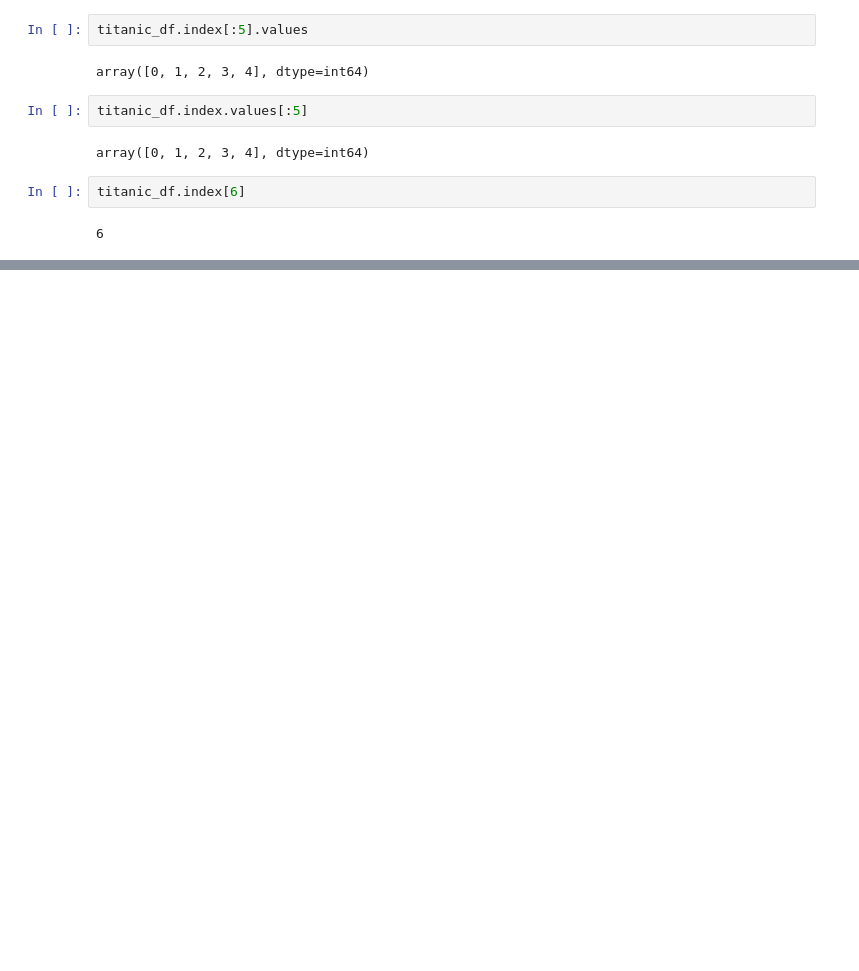
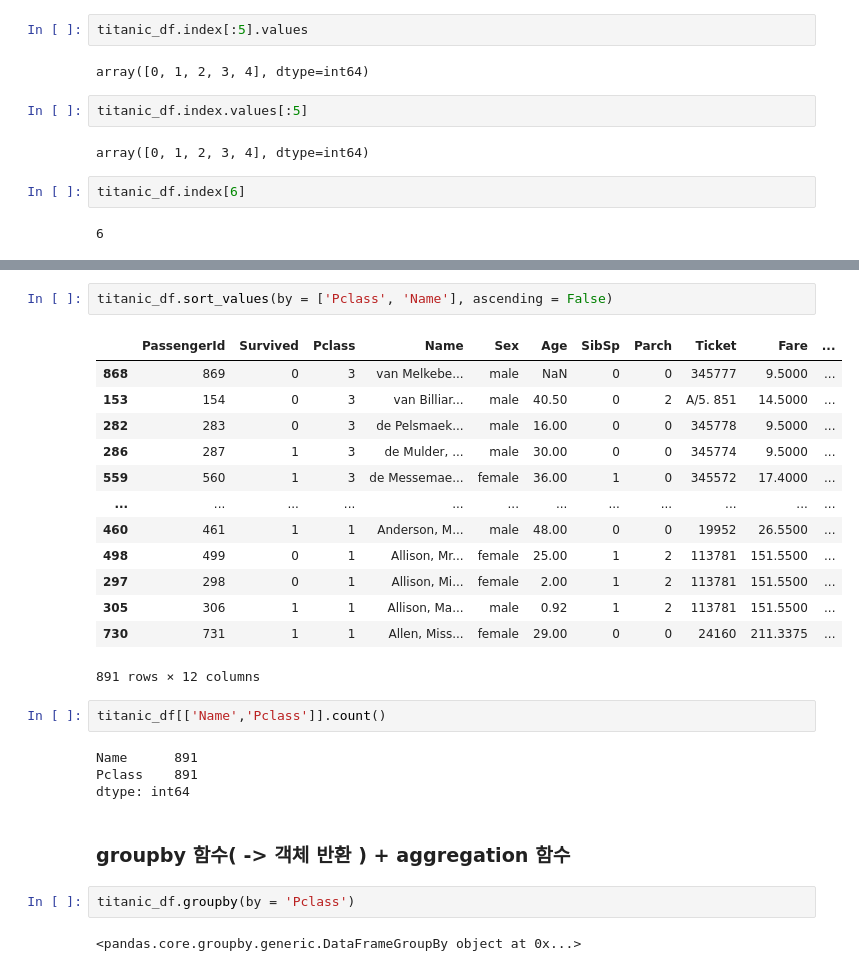
Before and after one commit to swoos91/TIL, a Jupyter notebook: ml_guide/ML_guide_01.ipynb, the cells around one changed output, grey strips where cells are left out. Saved outputs shown, nothing was run; the diff lists cells and outputs as text; blank space fills up the shorter version.

```diff
--- a/ml_guide/ML_guide_01.ipynb
+++ b/ml_guide/ML_guide_01.ipynb
@@ -207,0 +298,28 @@ titanic_df.index[6]
+# %%
+titanic_df.sort_values(by = ['Pclass', 'Name'], ascending = False)
+# %% [output]
+|  | PassengerId | Survived | Pclass | Name | Sex | Age | SibSp | Parch | Ticket | Fare | ... |
+| 868 | 869 | 0 | 3 | van Melkebe... | male | NaN | 0 | 0 | 345777 | 9.5000 | ... |
+| 153 | 154 | 0 | 3 | van Billiar... | male | 40.50 | 0 | 2 | A/5. 851 | 14.5000 | ... |
+| 282 | 283 | 0 | 3 | de Pelsmaek... | male | 16.00 | 0 | 0 | 345778 | 9.5000 | ... |
+| 286 | 287 | 1 | 3 | de Mulder, ... | male | 30.00 | 0 | 0 | 345774 | 9.5000 | ... |
+| 559 | 560 | 1 | 3 | de Messemae... | female | 36.00 | 1 | 0 | 345572 | 17.4000 | ... |
+| ... | ... | ... | ... | ... | ... | ... | ... | ... | ... | ... | ... |
+| 460 | 461 | 1 | 1 | Anderson, M... | male | 48.00 | 0 | 0 | 19952 | 26.5500 | ... |
+| 498 | 499 | 0 | 1 | Allison, Mr... | female | 25.00 | 1 | 2 | 113781 | 151.5500 | ... |
+| 297 | 298 | 0 | 1 | Allison, Mi... | female | 2.00 | 1 | 2 | 113781 | 151.5500 | ... |
+| 305 | 306 | 1 | 1 | Allison, Ma... | male | 0.92 | 1 | 2 | 113781 | 151.5500 | ... |
+| 730 | 731 | 1 | 1 | Allen, Miss... | female | 29.00 | 0 | 0 | 24160 | 211.3375 | ... |
+891 rows × 12 columns
+# %%
+titanic_df[['Name','Pclass']].count()
+# %% [output]
+Name      891
+Pclass    891
+dtype: int64
+# %% [markdown]
+### groupby 함수( -> 객체 반환 ) + aggregation 함수
+# %%
+titanic_df.groupby(by = 'Pclass')
+# %% [output]
+<pandas.core.groupby.generic.DataFrameGroupBy object at 0x...>
```
Also changed, not shown: parts of 18 cells of this notebook.
